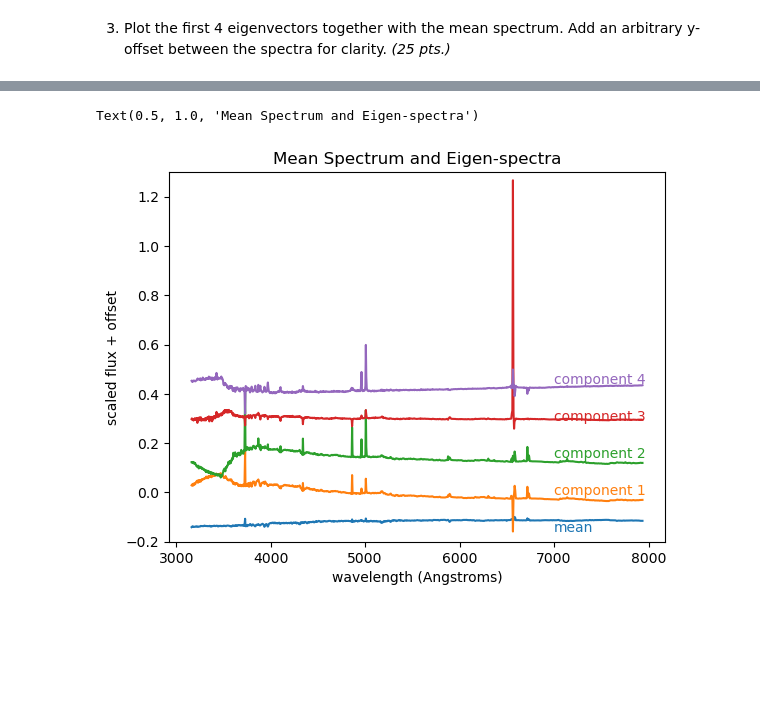
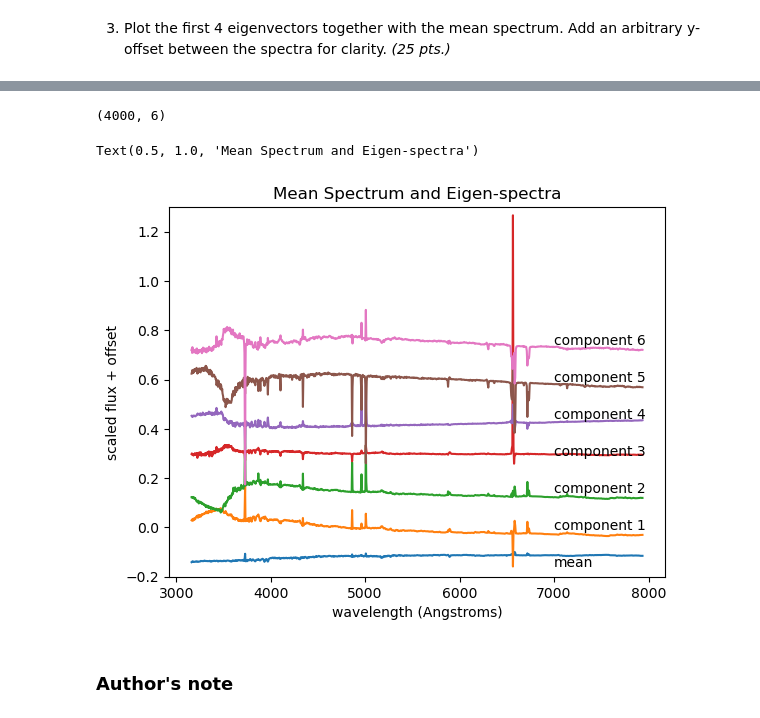
Before and after one commit to davidsaurus/AP_157_Lab, a Jupyter notebook: Daffon_AP157_lab_assignment_A3.ipynb, the cells around one changed output, grey strips where cells are left out. Saved outputs shown, nothing was run; the diff lists cells and outputs as text; code cells hidden in the pictures; blank space fills up the shorter version.

```diff
--- a/Daffon_AP157_lab_assignment_A3.ipynb
+++ b/Daffon_AP157_lab_assignment_A3.ipynb
@@ -123,0 +127,6 @@ X_proj.shape
+# %%
+from sklearn.decomposition import PCA # import PCA from sklearn
+pca = PCA(n_components=4) # create PCA object and store as 'pca'
+
+x_proj = pca.fit_transform(x) # fit pca on var x and store as var x_proj
+x_proj.shape # inspect shape of x_proj if consistent
@@ -138,2 +149,15 @@ plt.ylim(-0.75, 1.25)
 # %% [markdown]
 3. Plot the first 4 eigenvectors together with the mean spectrum. Add an arbitrary y-offset between the spectra for clarity. *(25 pts.)*
+# %%
+j = np.arange(4000) # plot mean
+plt.plot(wavelength, pca.mean_ - 0.15)
+plt.text(7000, -0.16, "mean" % j)
+
+for i in range(4): # plot components with for loop for efficiency
+    plt.plot(wavelength, pca.components_[i] + 0.15 * i)
+    plt.text(7000, -0.01 + 0.15 * i, "component %i" % (i + 1), )
+
+plt.ylim(-0.2, 1.3) # plotting
+plt.xlabel('wavelength (Angstroms)')
+plt.ylabel('scaled flux + offset')
+plt.title('Mean Spectrum and Eigen-spectra')
@@ -140,16 +171,25 @@ plt.ylim(-0.75, 1.25)
+# %%
+from sklearn.decomposition import PCA
+rpca = PCA(n_components=6, svd_solver='randomized') # implementing randomized PCA
+x_proj2 = rpca.fit_transform(x)
+x_proj2.shape
+# %% [output]
+(4000, 6)
 # %%
-i = np.arange(4000)
-l = plt.plot(wavelength, pca.mean_ - 0.15)
-c = l[0].get_color()
-plt.text(7000, -0.16, "mean" % i, color=c)
-for i in range(4):
-    l = plt.plot(wavelength, pca.components_[i] + 0.15 * i)
-    c = l[0].get_color()
-    plt.text(7000, -0.01 + 0.15 * i, "component %i" % (i + 1), color=c)
+j = np.arange(4000)
+plt.plot(wavelength, rpca.mean_ - 0.15)
+plt.text(7000, -0.16, "mean" % j)
+
+for i in range(6):
+    plt.plot(wavelength, rpca.components_[i] + 0.15 * i)
+    plt.text(7000, -0.01 + 0.15 * i, "component %i" % (i + 1), )
+
 plt.ylim(-0.2, 1.3)
 plt.xlabel('wavelength (Angstroms)')
 plt.ylabel('scaled flux + offset')
 plt.title('Mean Spectrum and Eigen-spectra')
 # %% [output]
 Text(0.5, 1.0, 'Mean Spectrum and Eigen-spectra')
-[figure, old version]
+[figure, new version]
+# %% [markdown]
+### Author's note
```
Also changed, not shown: parts of 11 cells of this notebook.
